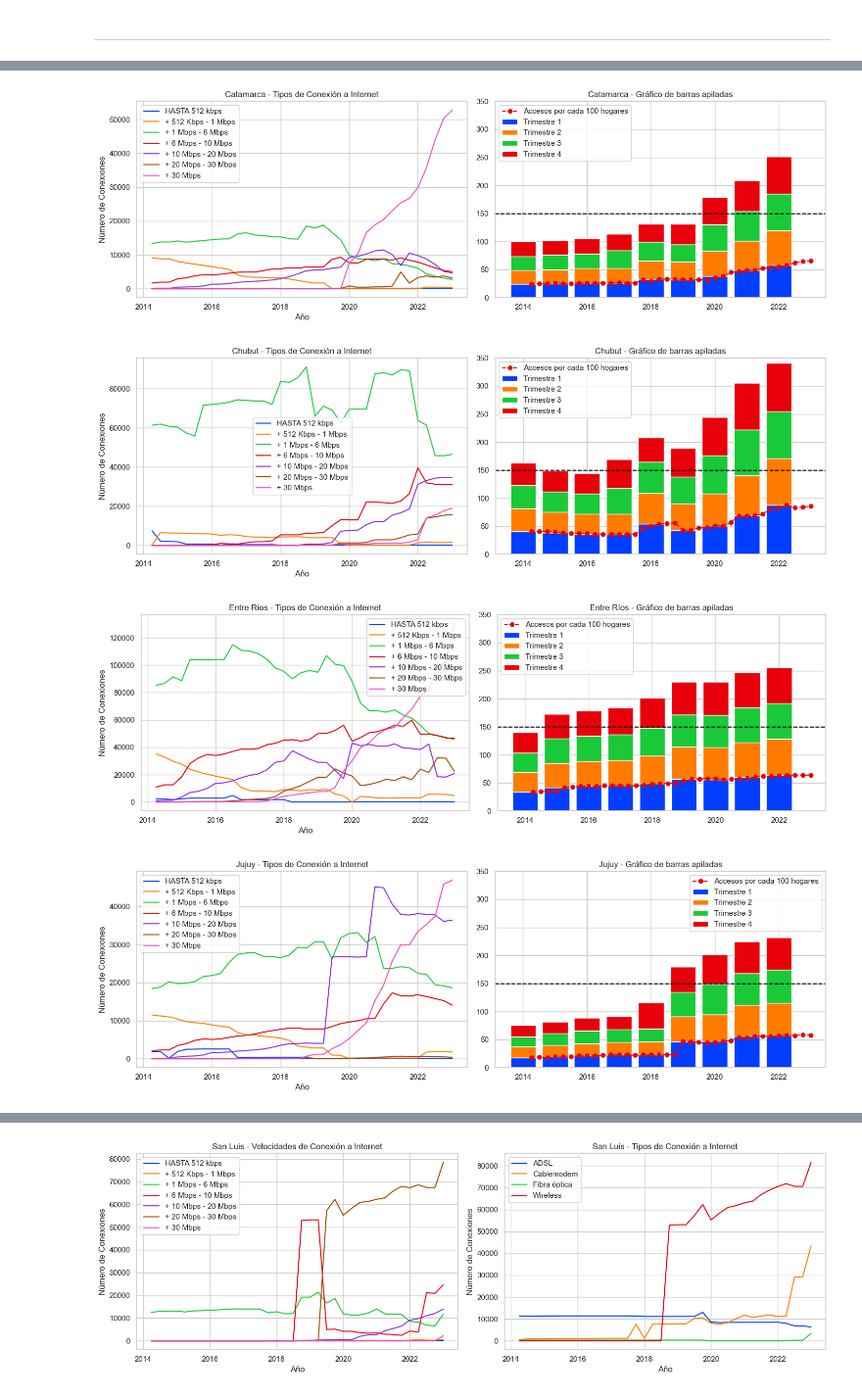
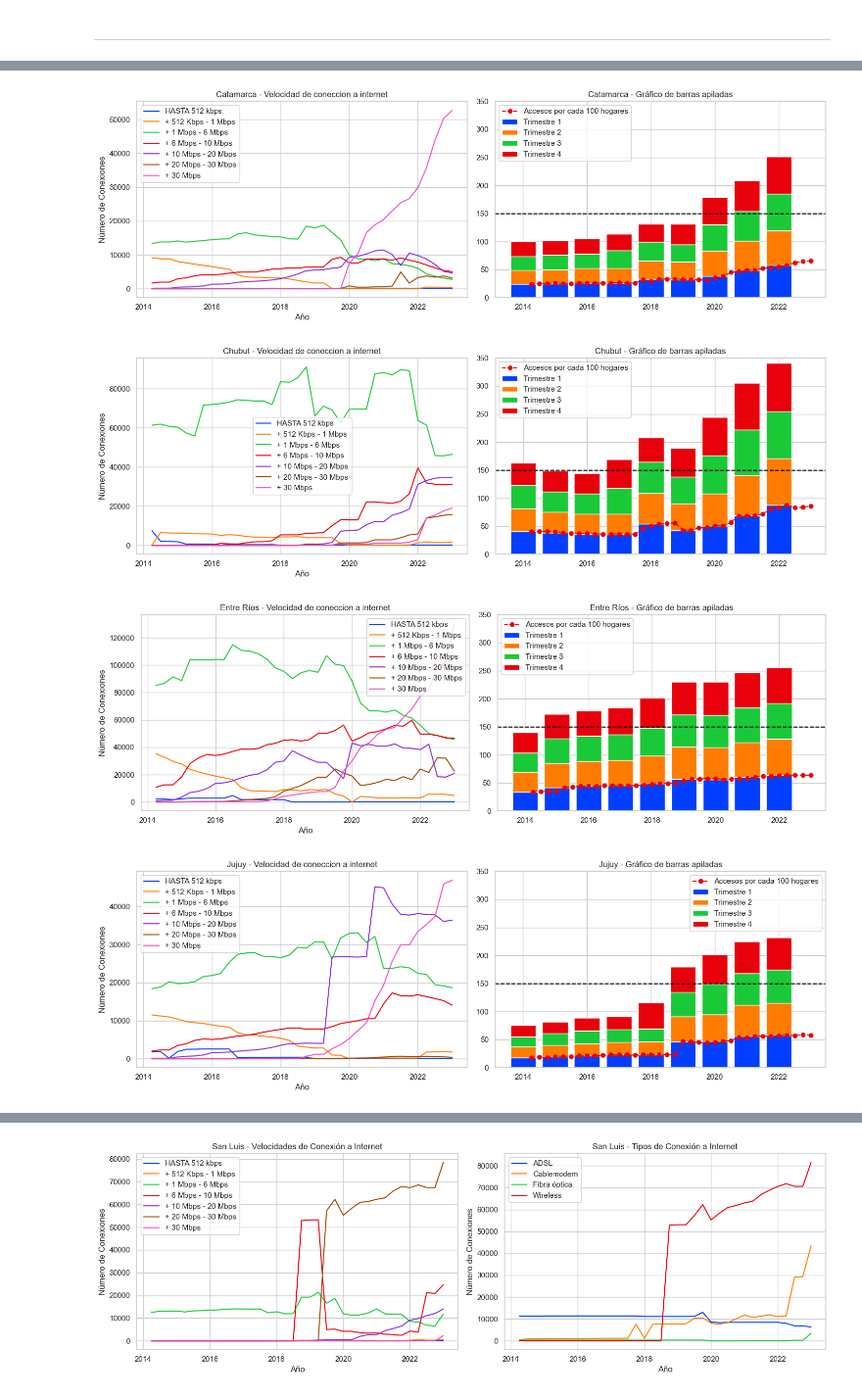
Before and after one commit to jonathancastillo185/Proyecto-2, a Jupyter notebook: ETL/EDA.ipynb, the cells around one changed output, grey strips where cells are left out. Shown: that part at 98% size. Cells and saved outputs as stored; diff of their text form; code cells hidden in the pictures.

```diff
--- a/ETL/EDA.ipynb
+++ b/ETL/EDA.ipynb
@@ -485,7 +485,7 @@ for x in tecnologia_provincia['Provincia'].unique():
             axs[1].bar(years, data_trimestre['Accesos por cada 100 hogares'], bottom=bottom, label=f'Trimestre {trimestre}')
             bottom += data_trimestre['Accesos por cada 100 hogares'].values
 
-        axs[1].set_title(f'{provincia} - Gráfico de barras apiladas')
+        axs[1].set_title(f'{provincia} - Total de conecciones por Anio')
         axs[1].legend()
         axs[1].set_ylim([0, 350])
         axs[1].axhline(y=150, linestyle='--', color='black')
@@ -590,36 +590,36 @@ for x in velocidad_provincia['Provincia'].unique():
         axs[0].plot(df_provincia['Año'] + df_provincia['Trimestre'] / 4, df_provincia['+ 20 Mbps - 30 Mbps'], label='+ 20 Mbps - 30 Mbps')
         axs[0].plot(df_provincia['Año'] + df_provincia['Trimestre'] / 4, df_provincia['+ 30 Mbps'], label='+ 30 Mbps')
 
-        axs[0].set_title(f'{x} - Tipos de Conexión a Internet')
+        axs[0].set_title(f'{x} - Velocidad de coneccion a internet')
         axs[0].set_xlabel('Año')
         axs[0].set_ylabel('Número de Conexiones')
         axs[0].legend()
 
     if len(data_provincia) > 0:
         #---> Gráfico 2 - Segundo conjunto
         years = data_provincia['Año'].unique()
         bottom = np.zeros(len(years))
 
         axs[1].plot(data_provincia['Año'] + data_provincia['Trimestre'] / 4, data_provincia['Accesos por cada 100 hogares'], 'ro--', label='Accesos por cada 100 hogares')
         axs[1].set_title(f'{x} - Gráfico de líneas')
         axs[1].set_ylim([0, 100])
 
         for trimestre in sorted(data_provincia['Trimestre'].unique()):
             data_trimestre = data_provincia[data_provincia['Trimestre'] == trimestre]
             axs[1].bar(years, data_trimestre['Accesos por cada 100 hogares'], bottom=bottom, label=f'Trimestre {trimestre}')
             bottom += data_trimestre['Accesos por cada 100 hogares'].values
 
         axs[1].set_title(f'{x} - Gráfico de barras apiladas')
         axs[1].legend()
         axs[1].set_ylim([0, 350])
         axs[1].axhline(y=150, linestyle='--', color='black')
 
     plt.tight_layout()
 
     plt.show()
 # %% [output]
 [figure]
 [figure]
-[figure, old version]
+[figure, new version]
 [figure]
 [figure]
```
Also changed, not shown: parts of 2 cells of this notebook, 4 other files.
